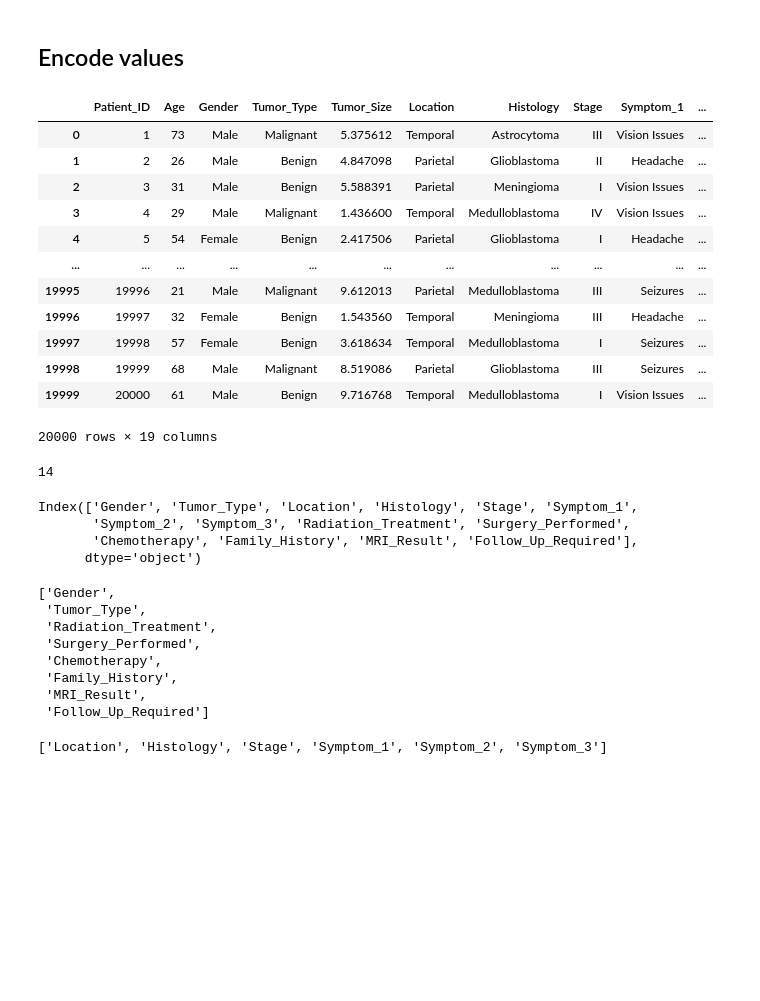
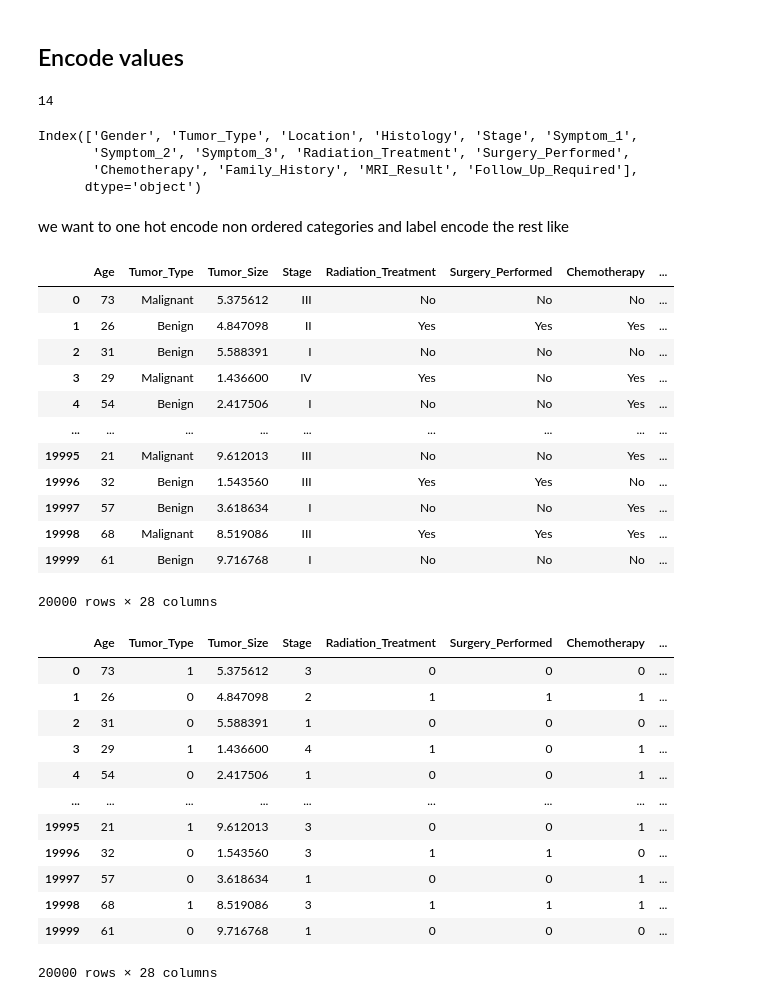
Before and after one commit to melissaaapril/IntroDS, a Jupyter notebook: src/Preprocessing.ipynb, the cells around one changed output. Drawn from its saved outputs; the diff is of its cells as text; code cells hidden in the pictures; blank space fills up the shorter version.

```diff
--- a/src/Preprocessing.ipynb
+++ b/src/Preprocessing.ipynb
@@ -8,21 +69,3 @@ import seaborn as sns
-# %%
-#read dataset
-df = pd.read_csv('../Data/originalData/brain_tumor_dataset.csv')
-df
-# %% [output]
-|  | Patient_ID | Age | Gender | Tumor_Type | Tumor_Size | Location | Histology | Stage | Symptom_1 | ... |
-| 0 | 1 | 73 | Male | Malignant | 5.375612 | Temporal | Astrocytoma | III | Vision Issues | ... |
-| 1 | 2 | 26 | Male | Benign | 4.847098 | Parietal | Glioblastoma | II | Headache | ... |
-| 2 | 3 | 31 | Male | Benign | 5.588391 | Parietal | Meningioma | I | Vision Issues | ... |
-| 3 | 4 | 29 | Male | Malignant | 1.436600 | Temporal | Medulloblastoma | IV | Vision Issues | ... |
-| 4 | 5 | 54 | Female | Benign | 2.417506 | Parietal | Glioblastoma | I | Headache | ... |
-| ... | ... | ... | ... | ... | ... | ... | ... | ... | ... | ... |
-| 19995 | 19996 | 21 | Male | Malignant | 9.612013 | Parietal | Medulloblastoma | III | Seizures | ... |
-| 19996 | 19997 | 32 | Female | Benign | 1.543560 | Temporal | Meningioma | III | Headache | ... |
-| 19997 | 19998 | 57 | Female | Benign | 3.618634 | Temporal | Medulloblastoma | I | Seizures | ... |
-| 19998 | 19999 | 68 | Male | Malignant | 8.519086 | Parietal | Glioblastoma | III | Seizures | ... |
-| 19999 | 20000 | 61 | Male | Benign | 9.716768 | Temporal | Medulloblastoma | I | Vision Issues | ... |
-20000 rows × 19 columns
 # %%
 # count non num columns
 non_num_col = df.select_dtypes(include=['object']).columns
@@ -38,29 +81,27 @@ Index(['Gender', 'Tumor_Type', 'Location', 'Histology', 'Stage', 'Symptom_1',
        'Symptom_2', 'Symptom_3', 'Radiation_Treatment', 'Surgery_Performed',
        'Chemotherapy', 'Family_History', 'MRI_Result', 'Follow_Up_Required'],
       dtype='object')
-# %%
-# Get Boolean columns to easily encode later
-bool_col = []
-mult_col = []
-for x in non_num_col:
-    #check if it has 2 unique vals
-    if df[x].nunique() ==2:
-        bool_col.append(x)
-    else:
-        mult_col.append(x)
-
-bool_col
-# %% [output]
-['Gender',
- 'Tumor_Type',
- 'Radiation_Treatment',
- 'Surgery_Performed',
- 'Chemotherapy',
- 'Family_History',
- 'MRI_Result',
- 'Follow_Up_Required']
+# %% [markdown]
+we want to one hot encode non ordered categories and label encode the rest like
 # %%
-mult_col
+# encode cols
+df = pd.get_dummies(df, columns=[
+    'Gender', 'Location', 'Histology',
+    'Symptom_1', 'Symptom_2', 'Symptom_3'
+], drop_first=True)
+df
 # %% [output]
+|  | Age | Tumor_Type | Tumor_Size | Stage | Radiation_Treatment | Surgery_Performed | Chemotherapy | ... |
+| 0 | 73 | Malignant | 5.375612 | III | No | No | No | ... |
+| 1 | 26 | Benign | 4.847098 | II | Yes | Yes | Yes | ... |
+| 2 | 31 | Benign | 5.588391 | I | No | No | No | ... |
+| 3 | 29 | Malignant | 1.436600 | IV | Yes | No | Yes | ... |
+| 4 | 54 | Benign | 2.417506 | I | No | No | Yes | ... |
+| ... | ... | ... | ... | ... | ... | ... | ... | ... |
+| 19995 | 21 | Malignant | 9.612013 | III | No | No | Yes | ... |
+| 19996 | 32 | Benign | 1.543560 | III | Yes | Yes | No | ... |
+| 19997 | 57 | Benign | 3.618634 | I | No | No | Yes | ... |
+| 19998 | 68 | Malignant | 8.519086 | III | Yes | Yes | Yes | ... |
+| 19999 | 61 | Benign | 9.716768 | I | No | No | No | ... |
-['Location', 'Histology', 'Stage', 'Symptom_1', 'Symptom_2', 'Symptom_3']
+20000 rows × 28 columns
 # %%
@@ -79,0 +118,16 @@ df.info()
+# %%
+df
+# %% [output]
+|  | Age | Tumor_Type | Tumor_Size | Stage | Radiation_Treatment | Surgery_Performed | Chemotherapy | ... |
+| 0 | 73 | 1 | 5.375612 | 3 | 0 | 0 | 0 | ... |
+| 1 | 26 | 0 | 4.847098 | 2 | 1 | 1 | 1 | ... |
+| 2 | 31 | 0 | 5.588391 | 1 | 0 | 0 | 0 | ... |
+| 3 | 29 | 1 | 1.436600 | 4 | 1 | 0 | 1 | ... |
+| 4 | 54 | 0 | 2.417506 | 1 | 0 | 0 | 1 | ... |
+| ... | ... | ... | ... | ... | ... | ... | ... | ... |
+| 19995 | 21 | 1 | 9.612013 | 3 | 0 | 0 | 1 | ... |
+| 19996 | 32 | 0 | 1.543560 | 3 | 1 | 1 | 0 | ... |
+| 19997 | 57 | 0 | 3.618634 | 1 | 0 | 0 | 1 | ... |
+| 19998 | 68 | 1 | 8.519086 | 3 | 1 | 1 | 1 | ... |
+| 19999 | 61 | 0 | 9.716768 | 1 | 0 | 0 | 0 | ... |
+20000 rows × 28 columns
```
Also changed, not shown: parts of 9 cells of this notebook, 3 other files.
